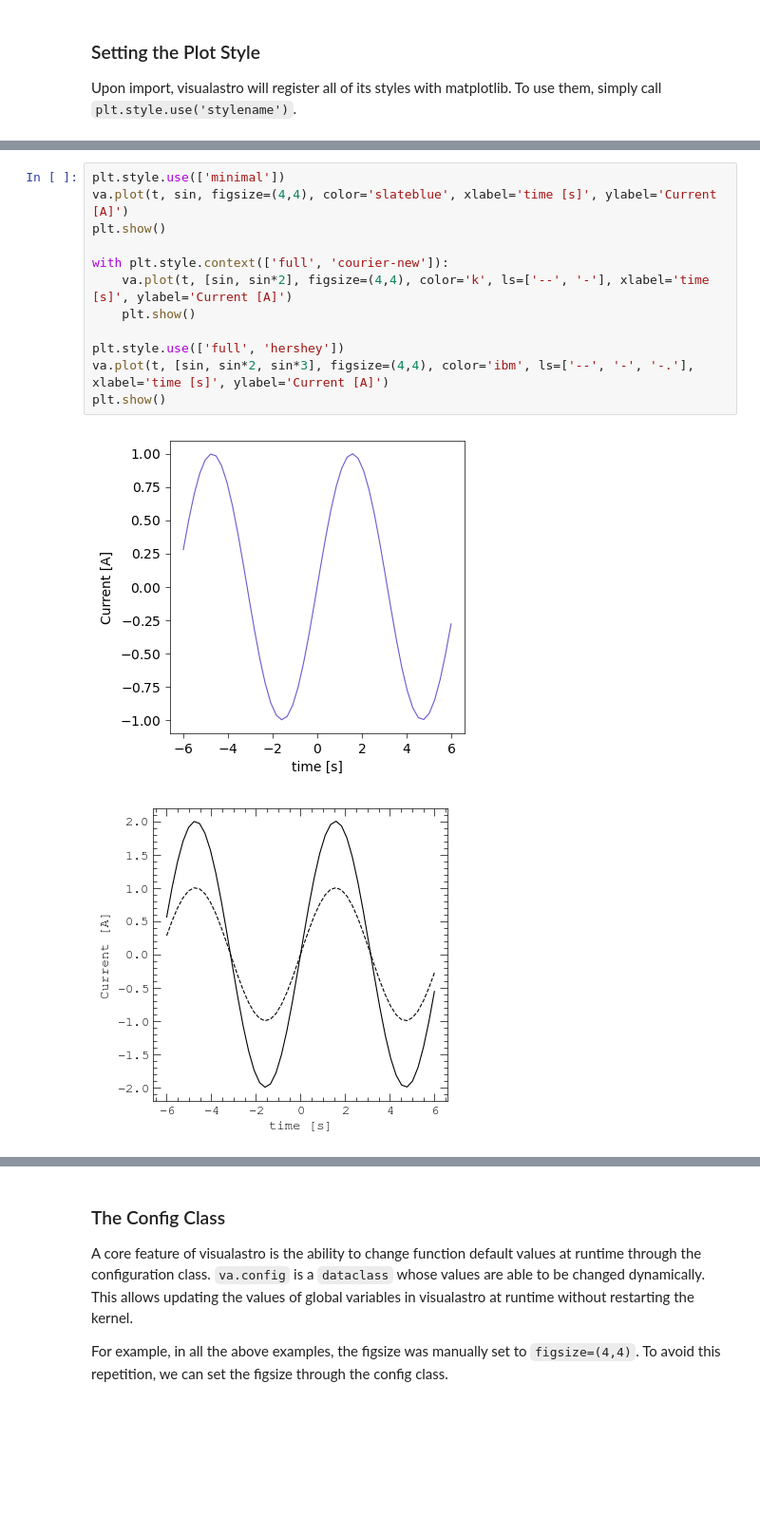
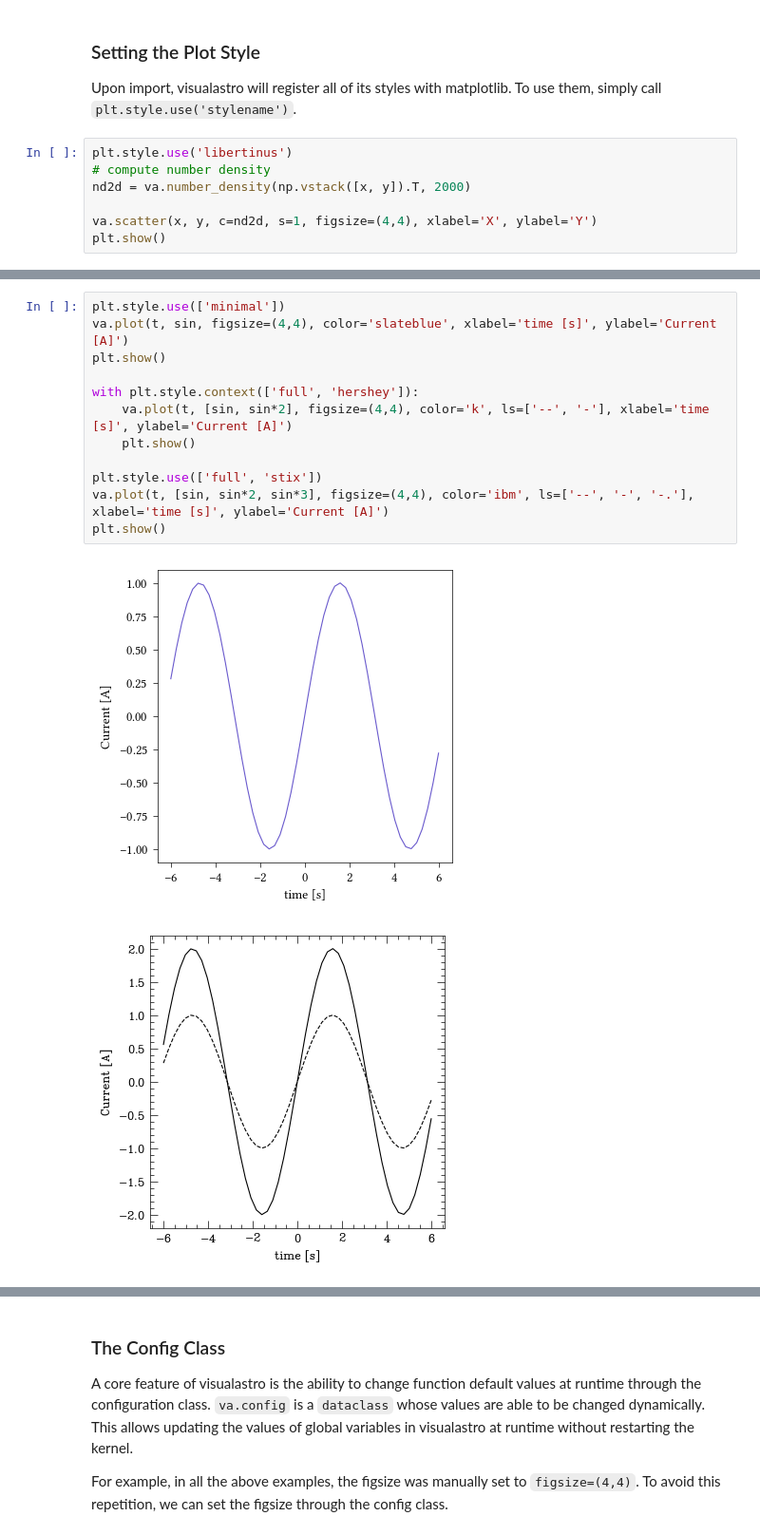
Before and after one commit to elkogerville/VisualAstro, a Jupyter notebook: examples/quickstart.ipynb, the cells around one changed output, grey strips where cells are left out. Shown at 95% size. Cells and saved outputs as stored; diff of their text form; blank space fills up the shorter version.

```diff
--- a/examples/quickstart.ipynb
+++ b/examples/quickstart.ipynb
@@ -61,3 +53,10 @@ plt.show()
 ### Setting the Plot Style
 
 Upon import, visualastro will register all of its styles with matplotlib. To use them, simply call `plt.style.use('stylename')`.
+# %%
+plt.style.use('libertinus')
+# compute number density
+nd2d = va.number_density(np.vstack([x, y]).T, 2000)
+
+va.scatter(x, y, c=nd2d, s=1, figsize=(4,4), xlabel='X', ylabel='Y')
+plt.show()
@@ -64,15 +65,15 @@ Upon import, visualastro will register all of its styles with matplotlib. To use
 # %%
 plt.style.use(['minimal'])
 va.plot(t, sin, figsize=(4,4), color='slateblue', xlabel='time [s]', ylabel='Current [A]')
 plt.show()
 
-with plt.style.context(['full', 'courier-new']):
+with plt.style.context(['full', 'hershey']):
     va.plot(t, [sin, sin*2], figsize=(4,4), color='k', ls=['--', '-'], xlabel='time [s]', ylabel='Current [A]')
     plt.show()
 
-plt.style.use(['full', 'hershey'])
+plt.style.use(['full', 'stix'])
 va.plot(t, [sin, sin*2, sin*3], figsize=(4,4), color='ibm', ls=['--', '-', '-.'], xlabel='time [s]', ylabel='Current [A]')
 plt.show()
 # %% [output]
-[figure, old version]
+[figure, new version]
-[figure, old version]
+[figure, new version]
```
Also changed, not shown: parts of 21 cells of this notebook.
